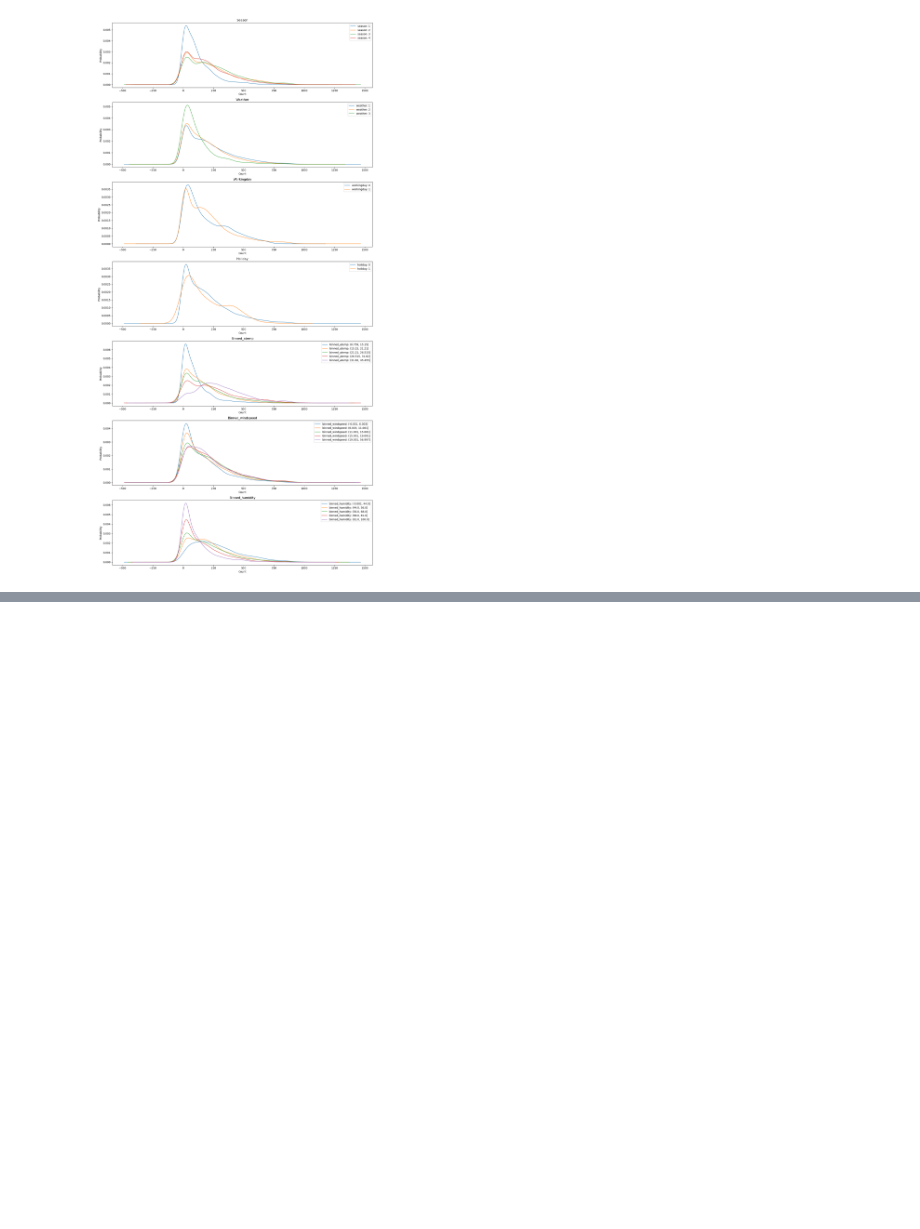
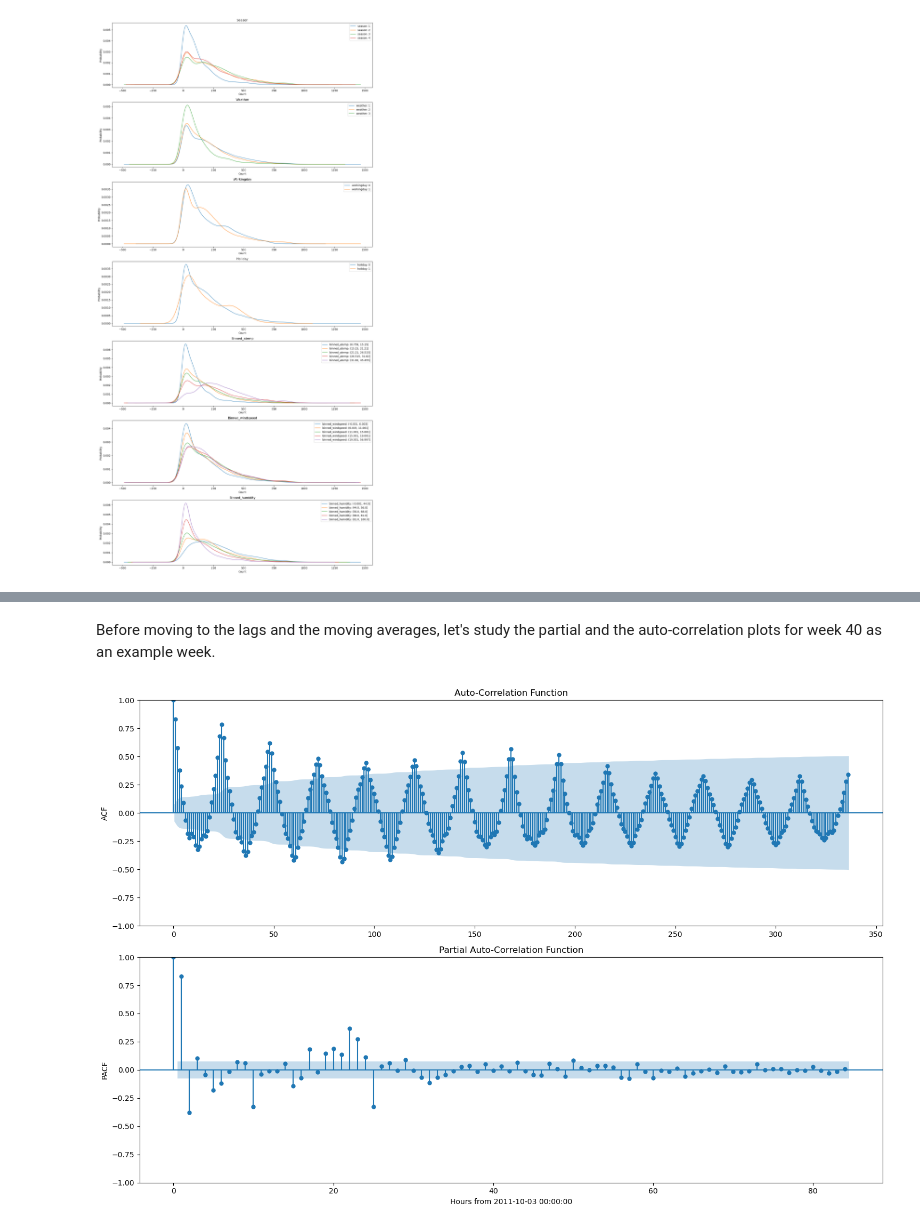
Before and after one commit to emivilla/ds-projects, a Jupyter notebook: bike_sharing/notebook.ipynb, the cells around one changed output, grey strips where cells are left out. Cells and saved outputs as stored; diff of their text form; code cells hidden in the pictures; blank space fills up the shorter version.

```diff
--- a/bike_sharing/notebook.ipynb
+++ b/bike_sharing/notebook.ipynb
@@ -193,0 +275,30 @@ Comments on the distributions above:
+# %%
+# Let's start from time index features
+df["hour_of_day"] = df.index.hour
+df["is_weekday"] = (df.index.dayofweek < 5).astype(int)
+df["is_weekend"] = (df.index.dayofweek >= 5).astype(int)
+df["day_of_week"] = df.index.dayofweek
+df["month"] = df.index.month
+# %% [markdown]
+Before moving to the lags and the moving averages, let's study the partial and the auto-correlation plots for week 40 as an example week.
+# %%
+# Make tmp df
+tmp = df.copy()
+
+# Focus only on week 40
+tmp["year"] = tmp.index.isocalendar().year
+tmp["weekofyear"] = tmp.index.isocalendar().week
+tmp = tmp[tmp["weekofyear"].isin([40, 41])]
+
+# Plot acf and pacf from statsmodel
+fig, axes = plt.subplots(2, 1, figsize=(15, 10))
+axes = axes.flatten()
+plot_acf(tmp["count"], lags=24 * 14, alpha=0.05, ax=axes[0], title="Auto-Correlation Function")
+plot_pacf(tmp["count"], lags=24 * 7 // 2, alpha=0.05, ax=axes[1], title="Partial Auto-Correlation Function")
+axes[0].set_ylabel("ACF")
+axes[1].set_ylabel("PACF")
+axes[1].set_xlabel(f"Hours from {tmp.index[0]}")
+plt.tight_layout()
+plt.show()
+# %% [output]
+[figure, added]
```
Also changed, not shown: parts of 18 cells of this notebook.
